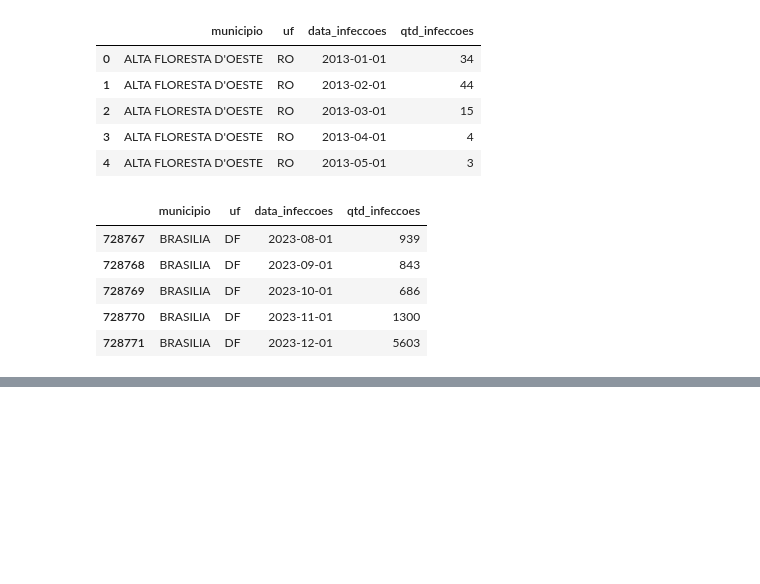
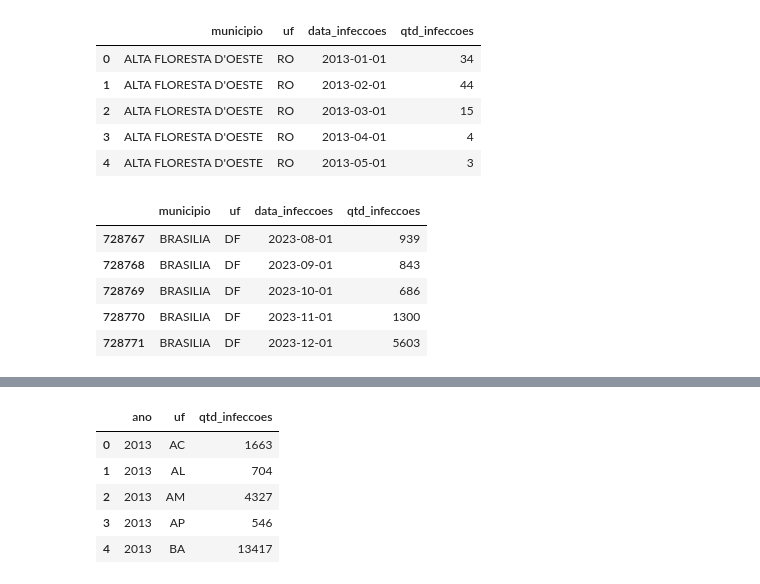
Before and after one commit to AleLucasG/Pos_Tech_FIAP_Data_Analytics, a Jupyter notebook: 01-data-analytics/handson/handson-01-analise-dados-storytelling/Dengue_Brasil.ipynb, the cells around one changed output, grey strips where cells are left out. Cells and saved outputs as stored; diff of their text form; code cells hidden in the pictures; blank space fills up the shorter version.

```diff
--- a/01-data-analytics/handson/handson-01-analise-dados-storytelling/Dengue_Brasil.ipynb
+++ b/01-data-analytics/handson/handson-01-analise-dados-storytelling/Dengue_Brasil.ipynb
@@ -37,0 +151,11 @@ df_dengue.tail()
+# %%
+# Agrupa os dados por ano e UF, somando a quantidade de infecções por estado
+infeccoes_estado = df_dengue.groupby(['ano', 'uf'])['qtd_infeccoes'].sum().reset_index()
+infeccoes_estado.head()
+# %% [output]
+|  | ano | uf | qtd_infeccoes |
+| 0 | 2013 | AC | 1663 |
+| 1 | 2013 | AL | 704 |
+| 2 | 2013 | AM | 4327 |
+| 3 | 2013 | AP | 546 |
+| 4 | 2013 | BA | 13417 |
```
Also changed, not shown: parts of 14 cells of this notebook.
